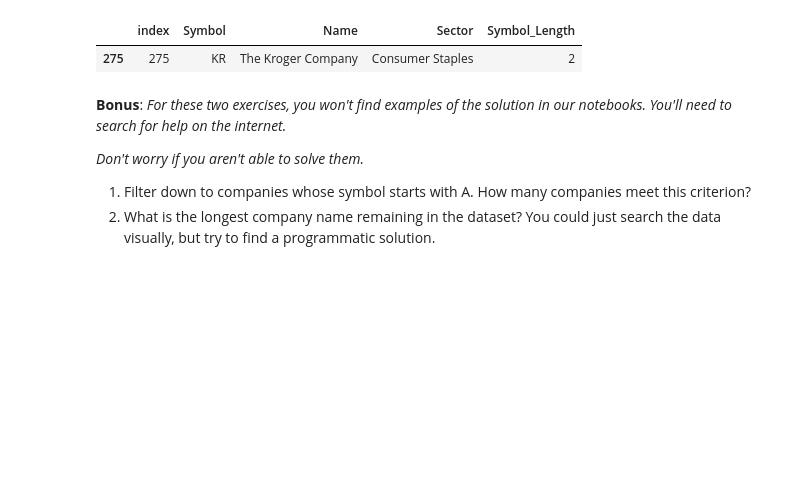
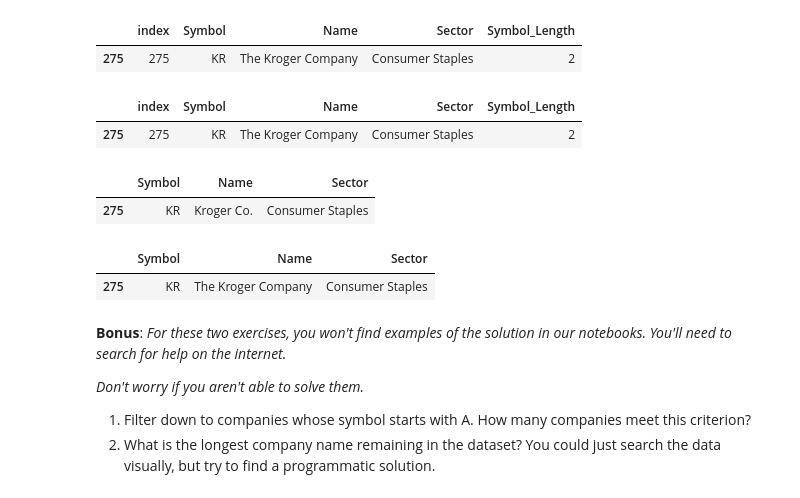
Before and after one commit to janetzahner/intro-python-datasci, a Jupyter notebook: notebooks/JZ_Case-Study.ipynb, the cells around one changed output. Drawn from its saved outputs; the diff is of its cells as text; code cells hidden in the pictures; blank space fills up the shorter version.

```diff
--- a/notebooks/JZ_Case-Study.ipynb
+++ b/notebooks/JZ_Case-Study.ipynb
@@ -156,6 +169,34 @@ comp_df.loc[comp_df['Name'] == 'The Kroger Company'].head()
 # %% [output]
 |  | index | Symbol | Name | Sector | Symbol_Length |
 | 275 | 275 | KR | The Kroger Company | Consumer Staples | 2 |
+# %%
+#above works without the .loc
+#per instructor, it's better to use .loc syntax
+#so python knows to pull back the whole row of data
+comp_df[comp_df['Name'] == 'The Kroger Company'].head()
+# %% [output]
+|  | index | Symbol | Name | Sector | Symbol_Length |
+| 275 | 275 | KR | The Kroger Company | Consumer Staples | 2 |
+# %%
+#lines above work fine
+#trying another approach to see if it works
+import pandas as pd
+comp_df_2 = pd.read_csv('../data/companies.csv')
+comp_df_2.head()
+
+comp_df_kroger = comp_df_2['Name'] == 'Kroger Co.'
+comp_df_2[comp_df_kroger].head()
+# %% [output]
+|  | Symbol | Name | Sector |
+| 275 | KR | Kroger Co. | Consumer Staples |
+# %%
+#numpy approach works too!
+import numpy as np
+comp_df_2['Name'] = np.where((comp_df_2.Name == 'Kroger Co.'),'The Kroger Company',comp_df_2.Name)
+comp_df_2[comp_df_kroger].head()
+# %% [output]
+|  | Symbol | Name | Sector |
+| 275 | KR | The Kroger Company | Consumer Staples |
 # %% [markdown]
 **Bonus**: *For these two exercises, you won't find examples of the solution in our notebooks.
 You'll need to search for help on the internet.*
```
Also changed, not shown: parts of 6 cells of this notebook, 5 other files.
